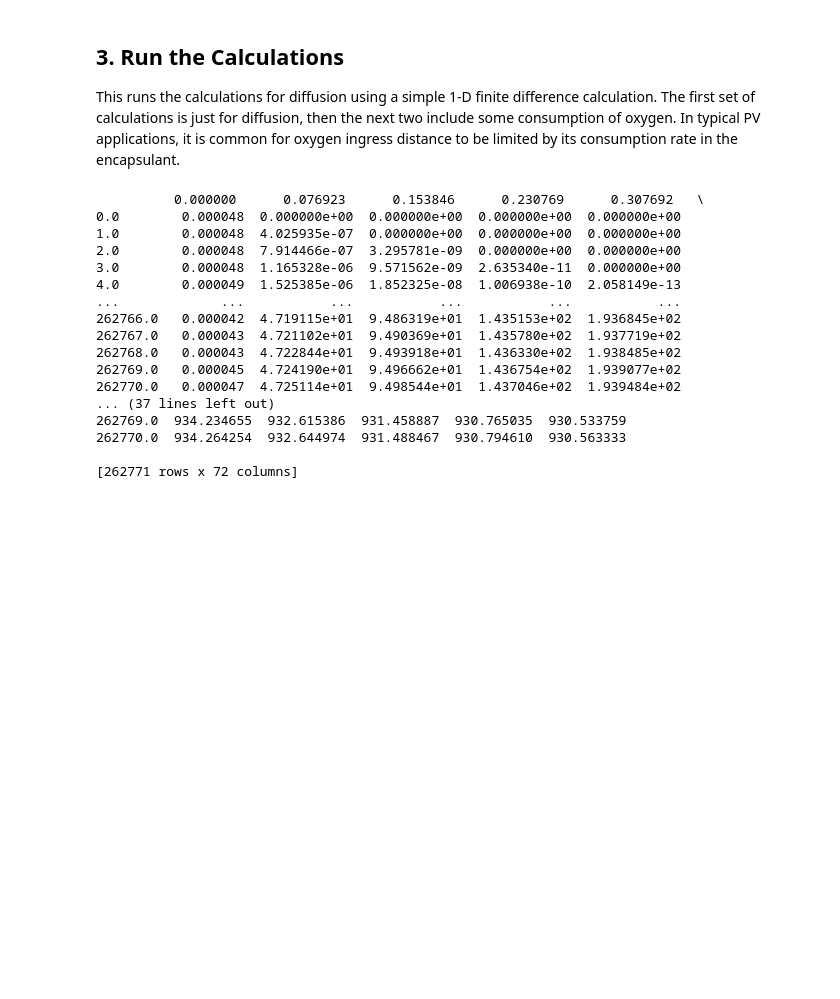
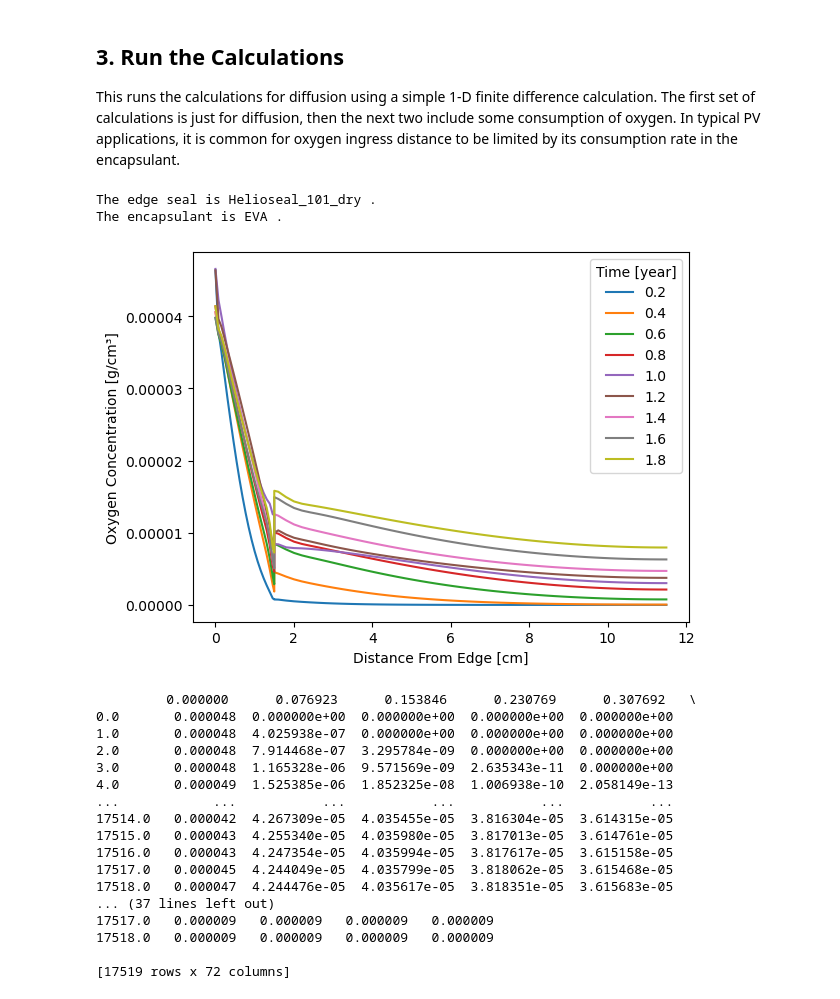
Before and after one commit to NREL/PVDegradationTools, a Jupyter notebook: tutorials_and_tools/tutorials_and_tools/Tools-Edge Seal Oxygen Ingress.ipynb, the cells around one changed output. Saved outputs shown, nothing was run; the diff lists cells and outputs as text; code cells hidden in the pictures; blank space fills up the shorter version.

Commit message:
Update Tools-Edge Seal Oxygen Ingress.ipynb
This is a tool to run the 1-D oxygen ingress calculation.

```diff
--- a/tutorials_and_tools/tutorials_and_tools/Tools-Edge Seal Oxygen Ingress.ipynb
+++ b/tutorials_and_tools/tutorials_and_tools/Tools-Edge Seal Oxygen Ingress.ipynb
@@ -94,24 +94,47 @@ pressure = 0.2109*(1-0.0065*meta.get('altitude')/288.15)**5.25588
 
 This runs the calculations for diffusion using a simple 1-D finite difference calculation. The first set of calculations is just for diffusion, then the next two include some consumption of oxygen. In typical PV applications, it is common for oxygen ingress distance to be limited by its consumption rate in the encapsulant.
 # %%
-oxygen_profile = pvdeg.diffusion.esdiffusion(temperature=temperature, es=es, enc=enc, esw=esw, encw=encw, sn=sn, en=en, press=pressure, repeat=30)
+oxygen_profile = pvdeg.diffusion.esdiffusion(
+    temperature=temperature,
+    es=es,
+    enc=enc,
+    esw=esw,
+    encw=encw,
+    sn=sn,
+    en=en,
+    press=pressure,
+    repeat=2)
+# %% [output]
+The edge seal is Helioseal_101_dry .
+The encapsulant is EVA .
+# %%
+n_lines=10
+for index in range(1,n_lines):
+    plt.plot(oxygen_profile.iloc[int(np.trunc(index*(len(oxygen_profile)-1)/n_lines))], label=np.round(index*((len(oxygen_profile)-1)/n_lines)/8760,3))
+plt.legend(title='Time [year]')
+plt.ylabel('Oxygen Concentration [g/cm³]')
+plt.xlabel('Distance From Edge [cm]')
+plt.ticklabel_format(axis='y', style='plain')
+plt.show()
+# %% [output]
+[figure, added]
 # %%
 print(oxygen_profile)
 # %% [output]
-          0.000000      0.076923      0.153846      0.230769      0.307692   \
-0.0        0.000048  0.000000e+00  0.000000e+00  0.000000e+00  0.000000e+00
-1.0        0.000048  4.025935e-07  0.000000e+00  0.000000e+00  0.000000e+00
-2.0        0.000048  7.914466e-07  3.295781e-09  0.000000e+00  0.000000e+00
-3.0        0.000048  1.165328e-06  9.571562e-09  2.635340e-11  0.000000e+00
-4.0        0.000049  1.525385e-06  1.852325e-08  1.006938e-10  2.058149e-13
-...             ...           ...           ...           ...           ...
-262766.0   0.000042  4.719115e+01  9.486319e+01  1.435153e+02  1.936845e+02
-262767.0   0.000043  4.721102e+01  9.490369e+01  1.435780e+02  1.937719e+02
-262768.0   0.000043  4.722844e+01  9.493918e+01  1.436330e+02  1.938485e+02
-262769.0   0.000045  4.724190e+01  9.496662e+01  1.436754e+02  1.939077e+02
-262770.0   0.000047  4.725114e+01  9.498544e+01  1.437046e+02  1.939484e+02
+         0.000000      0.076923      0.153846      0.230769      0.307692   \
+0.0       0.000048  0.000000e+00  0.000000e+00  0.000000e+00  0.000000e+00
+1.0       0.000048  4.025938e-07  0.000000e+00  0.000000e+00  0.000000e+00
+2.0       0.000048  7.914468e-07  3.295784e-09  0.000000e+00  0.000000e+00
+3.0       0.000048  1.165328e-06  9.571569e-09  2.635343e-11  0.000000e+00
+4.0       0.000049  1.525385e-06  1.852325e-08  1.006938e-10  2.058149e-13
+...            ...           ...           ...           ...           ...
+17514.0   0.000042  4.267309e-05  4.035455e-05  3.816304e-05  3.614315e-05
+17515.0   0.000043  4.255340e-05  4.035980e-05  3.817013e-05  3.614761e-05
+17516.0   0.000043  4.247354e-05  4.035994e-05  3.817617e-05  3.615158e-05
+17517.0   0.000045  4.244049e-05  4.035799e-05  3.818062e-05  3.615468e-05
+17518.0   0.000047  4.244476e-05  4.035617e-05  3.818351e-05  3.615683e-05
 ... (37 lines left out)
-262769.0  934.234655  932.615386  931.458887  930.765035  930.533759
-262770.0  934.264254  932.644974  931.488467  930.794610  930.563333
+17517.0   0.000009   0.000009   0.000009   0.000009
+17518.0   0.000009   0.000009   0.000009   0.000009
 
-[262771 rows x 72 columns]
+[17519 rows x 72 columns]
```
Also changed, not shown: parts of 1 cell of this notebook.
